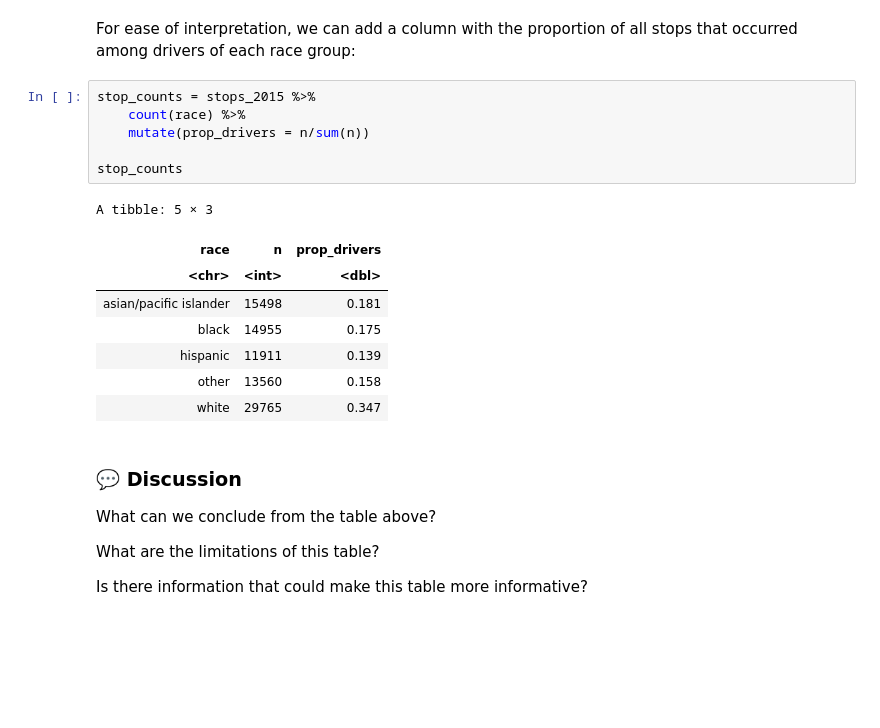
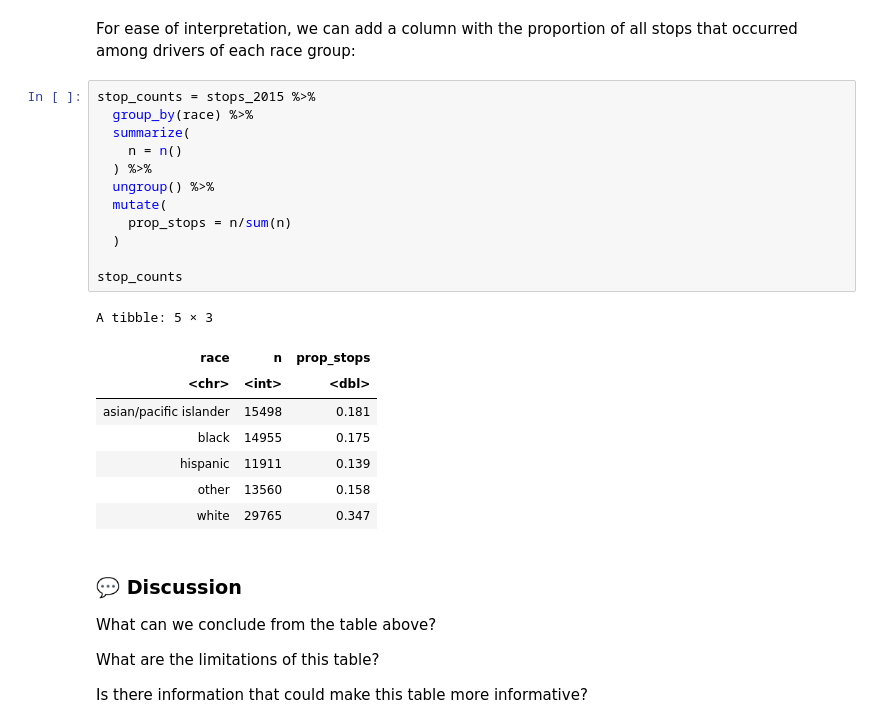
Before and after one commit to joshuagrossman/dsb-win-2023, a Jupyter notebook: opp-munging-plotting/opp-3-answers.ipynb, the cells around one changed output. Drawn from its saved outputs; the diff is of its cells as text; blank space fills up the shorter version.

```diff
--- a/opp-munging-plotting/opp-3-answers.ipynb
+++ b/opp-munging-plotting/opp-3-answers.ipynb
@@ -69,13 +73,19 @@ A tibble: 5 × 2
 For ease of interpretation, we can add a column with the proportion of all stops that occurred among drivers of each race group:
 # %%
 stop_counts = stops_2015 %>%
-    count(race) %>%
-    mutate(prop_drivers = n/sum(n))
+  group_by(race) %>%
+  summarize(
+    n = n()
+  ) %>%
+  ungroup() %>%
+  mutate(
+    prop_stops = n/sum(n)
+  )
 
 stop_counts
 # %% [output]
 A tibble: 5 × 3
-| race | n | prop_drivers |
+| race | n | prop_stops |
 | <chr> | <int> | <dbl> |
 | asian/pacific islander | 15498 | 0.181 |
 | black | 14955 | 0.175 |
```
Also changed, not shown: parts of 80 cells of this notebook, 4 other files.
